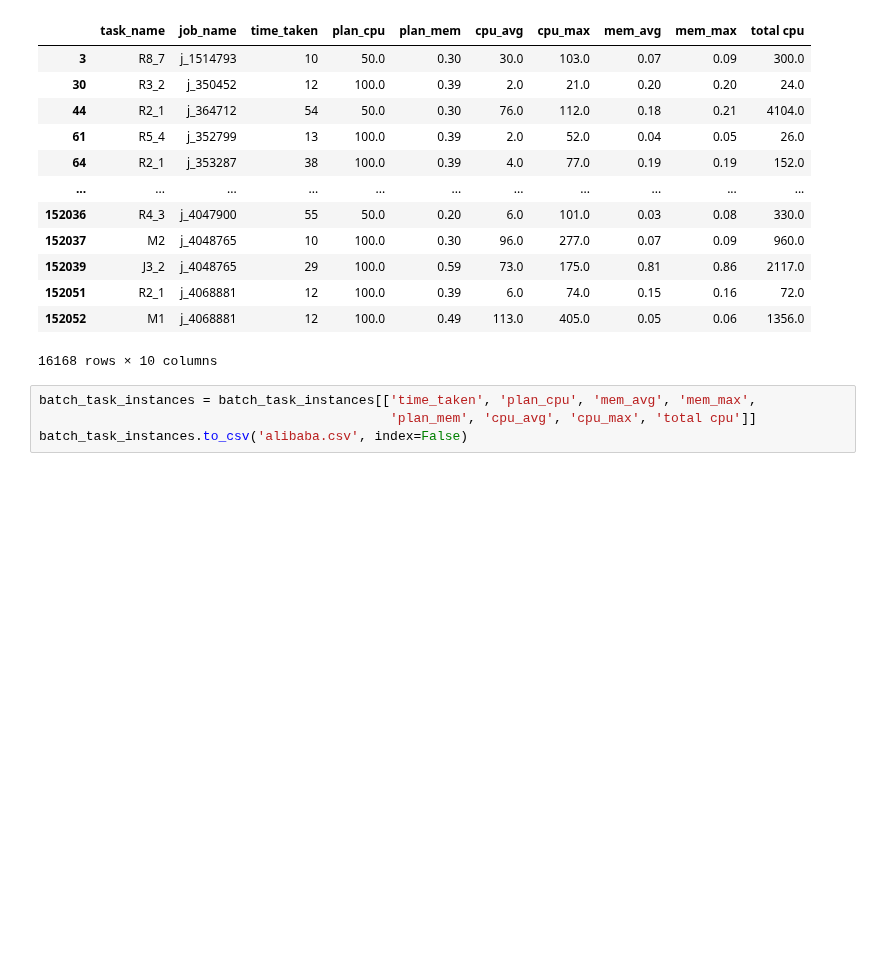
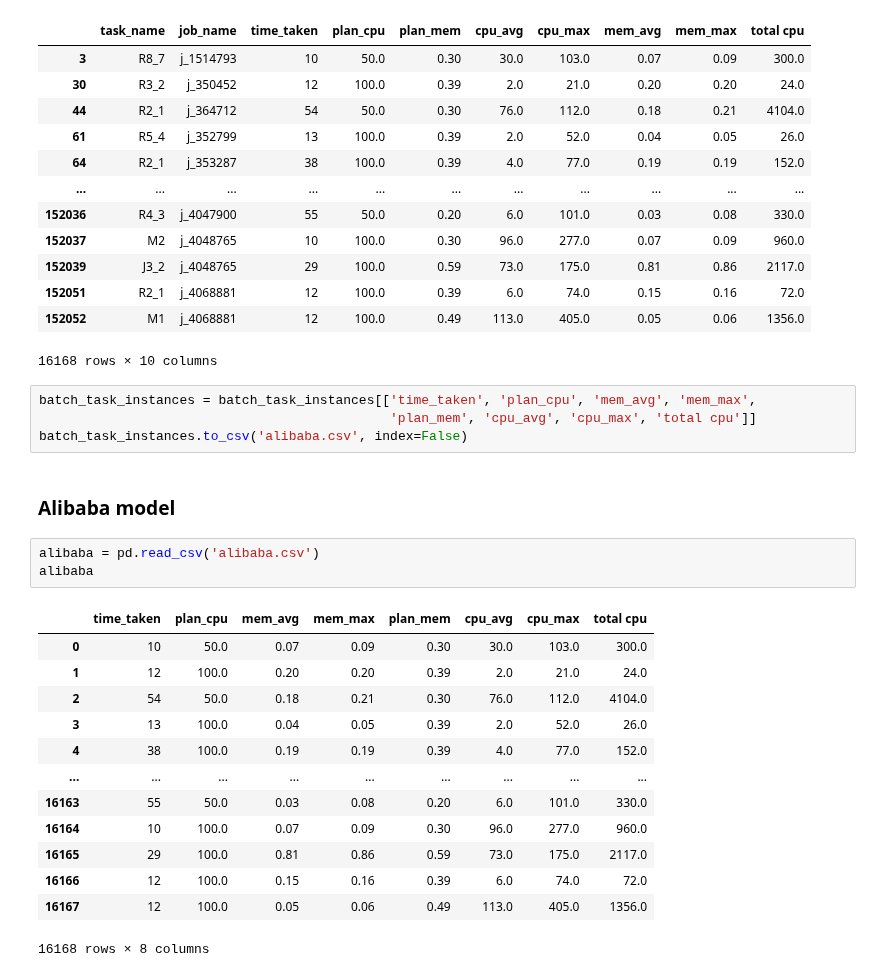
Before and after one commit to pseudo-rnd-thoughts/Elastic-Resource-Allocation, a Jupyter notebook: models/alibaba_cluster/generate_model.ipynb, the cells around one changed output. Cells and saved outputs as stored; diff of their text form; blank space fills up the shorter version.

```diff
--- a/models/alibaba_cluster/generate_model.ipynb
+++ b/models/alibaba_cluster/generate_model.ipynb
@@ -231,3 +231,22 @@ batch_task_instances
 batch_task_instances = batch_task_instances[['time_taken', 'plan_cpu', 'mem_avg', 'mem_max',
                                              'plan_mem', 'cpu_avg', 'cpu_max', 'total cpu']]
 batch_task_instances.to_csv('alibaba.csv', index=False)
+# %% [markdown]
+### Alibaba model
+# %%
+alibaba = pd.read_csv('alibaba.csv')
+alibaba
+# %% [output]
+|  | time_taken | plan_cpu | mem_avg | mem_max | plan_mem | cpu_avg | cpu_max | total cpu |
+| 0 | 10 | 50.0 | 0.07 | 0.09 | 0.30 | 30.0 | 103.0 | 300.0 |
+| 1 | 12 | 100.0 | 0.20 | 0.20 | 0.39 | 2.0 | 21.0 | 24.0 |
+| 2 | 54 | 50.0 | 0.18 | 0.21 | 0.30 | 76.0 | 112.0 | 4104.0 |
+| 3 | 13 | 100.0 | 0.04 | 0.05 | 0.39 | 2.0 | 52.0 | 26.0 |
+| 4 | 38 | 100.0 | 0.19 | 0.19 | 0.39 | 4.0 | 77.0 | 152.0 |
+| ... | ... | ... | ... | ... | ... | ... | ... | ... |
+| 16163 | 55 | 50.0 | 0.03 | 0.08 | 0.20 | 6.0 | 101.0 | 330.0 |
+| 16164 | 10 | 100.0 | 0.07 | 0.09 | 0.30 | 96.0 | 277.0 | 960.0 |
+| 16165 | 29 | 100.0 | 0.81 | 0.86 | 0.59 | 73.0 | 175.0 | 2117.0 |
+| 16166 | 12 | 100.0 | 0.15 | 0.16 | 0.39 | 6.0 | 74.0 | 72.0 |
+| 16167 | 12 | 100.0 | 0.05 | 0.06 | 0.49 | 113.0 | 405.0 | 1356.0 |
+16168 rows × 8 columns
```
Also changed, not shown: parts of 1 cell of this notebook, 10 other files.
